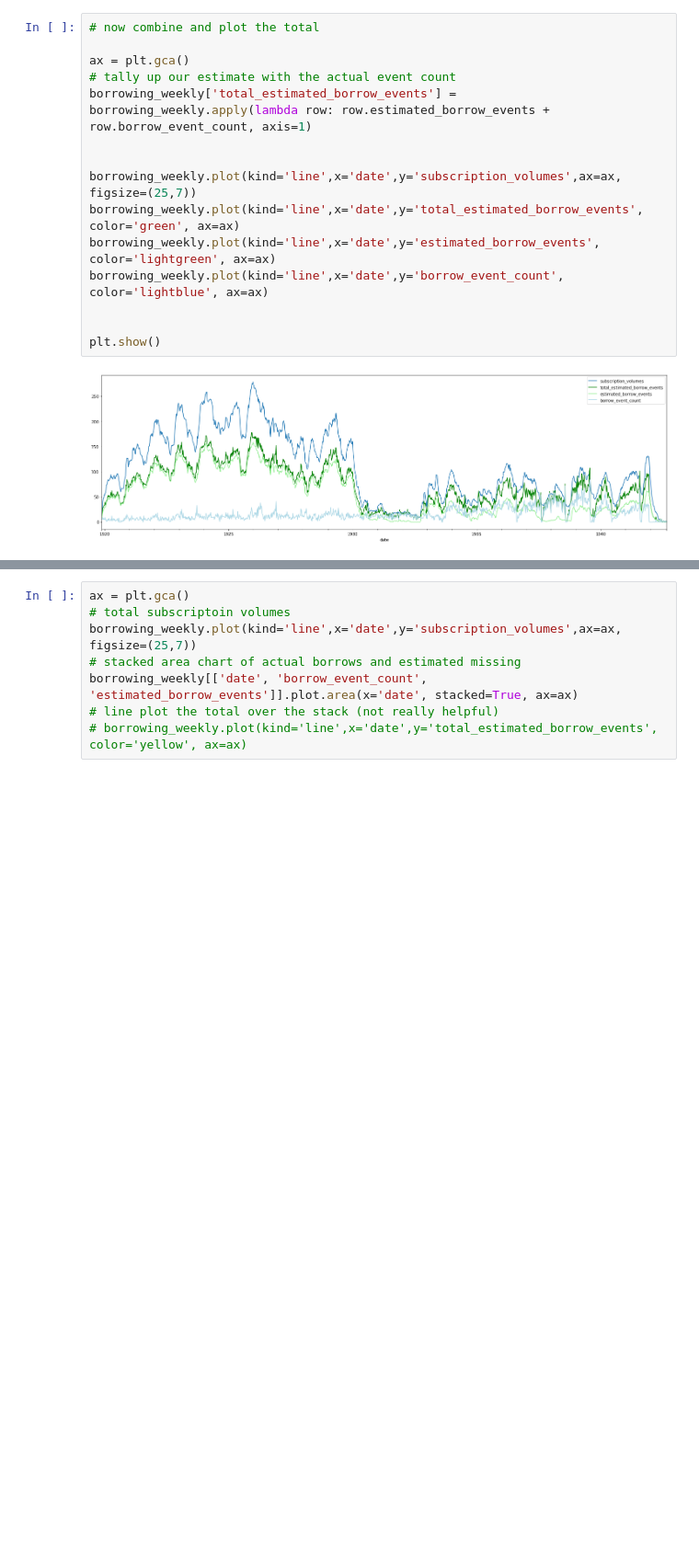
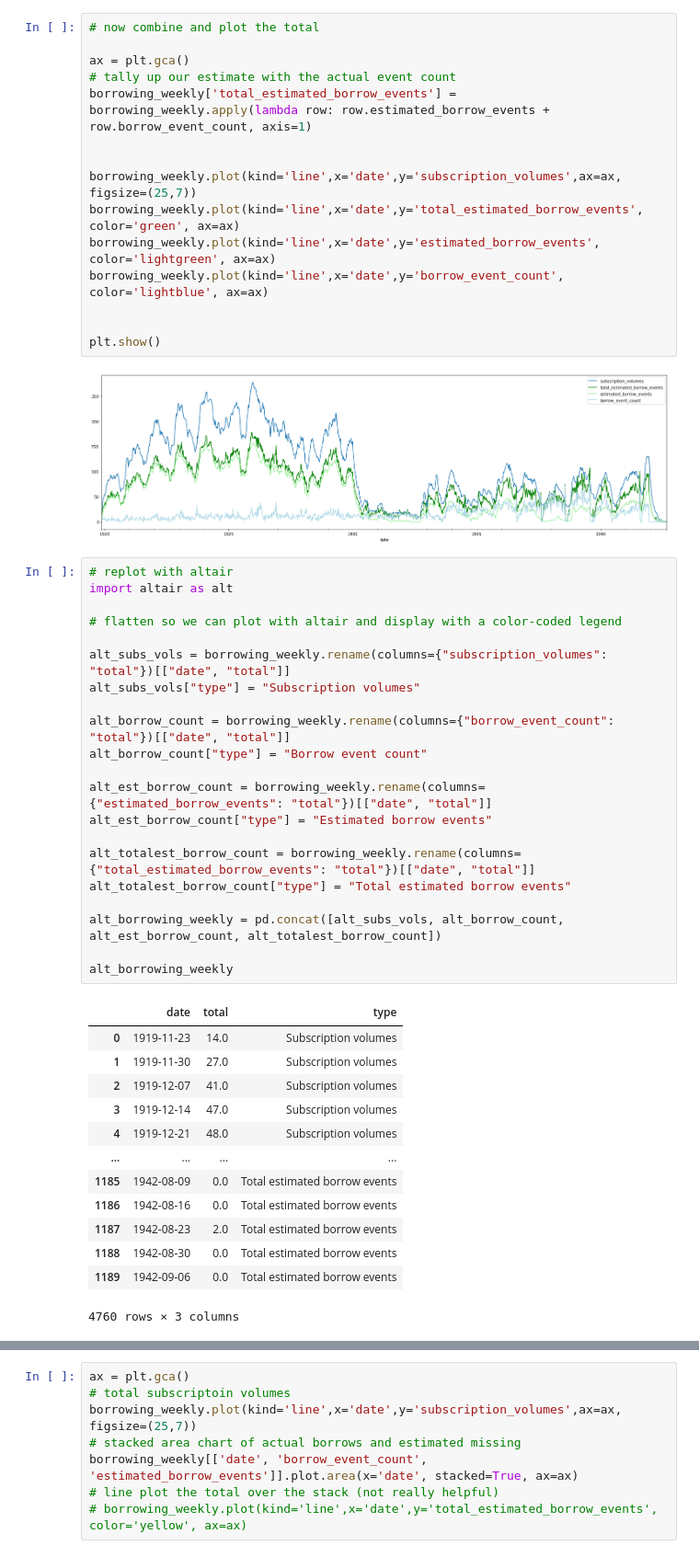
Before and after one commit to rlskoeser/shxco-missingdata-specreading, a Jupyter notebook: missing-data/Sco_missing_borrowing_activity.ipynb, the cells around one changed output, grey strips where cells are left out. Shown at 92% size. Drawn from its saved outputs; the diff is of its cells as text; blank space fills up the shorter version.

```diff
--- a/missing-data/Sco_missing_borrowing_activity.ipynb
+++ b/missing-data/Sco_missing_borrowing_activity.ipynb
@@ -526,3 +526,38 @@ borrowing_weekly.plot(kind='line',x='date',y='borrow_event_count', color='lightb
 plt.show()
 # %% [output]
 [figure]
+# %%
+# replot with altair
+import altair as alt
+
+# flatten so we can plot with altair and display with a color-coded legend
+
+alt_subs_vols = borrowing_weekly.rename(columns={"subscription_volumes": "total"})[["date", "total"]]
+alt_subs_vols["type"] = "Subscription volumes"
+
+alt_borrow_count = borrowing_weekly.rename(columns={"borrow_event_count": "total"})[["date", "total"]]
+alt_borrow_count["type"] = "Borrow event count"
+
+alt_est_borrow_count = borrowing_weekly.rename(columns={"estimated_borrow_events": "total"})[["date", "total"]]
+alt_est_borrow_count["type"] = "Estimated borrow events"
+
+alt_totalest_borrow_count = borrowing_weekly.rename(columns={"total_estimated_borrow_events": "total"})[["date", "total"]]
+alt_totalest_borrow_count["type"] = "Total estimated borrow events"
+
+alt_borrowing_weekly = pd.concat([alt_subs_vols, alt_borrow_count, alt_est_borrow_count, alt_totalest_borrow_count])
+
+alt_borrowing_weekly
+# %% [output]
+|  | date | total | type |
+| 0 | 1919-11-23 | 14.0 | Subscription volumes |
+| 1 | 1919-11-30 | 27.0 | Subscription volumes |
+| 2 | 1919-12-07 | 41.0 | Subscription volumes |
+| 3 | 1919-12-14 | 47.0 | Subscription volumes |
+| 4 | 1919-12-21 | 48.0 | Subscription volumes |
+| ... | ... | ... | ... |
+| 1185 | 1942-08-09 | 0.0 | Total estimated borrow events |
+| 1186 | 1942-08-16 | 0.0 | Total estimated borrow events |
+| 1187 | 1942-08-23 | 2.0 | Total estimated borrow events |
+| 1188 | 1942-08-30 | 0.0 | Total estimated borrow events |
+| 1189 | 1942-09-06 | 0.0 | Total estimated borrow events |
+4760 rows × 3 columns
```
Also changed, not shown: parts of 2 cells of this notebook.
